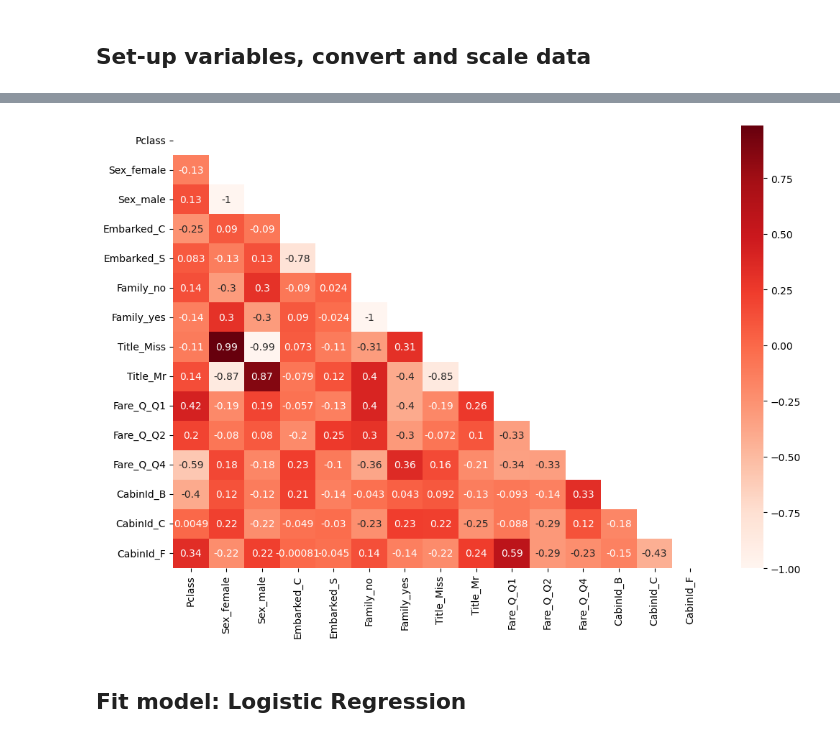
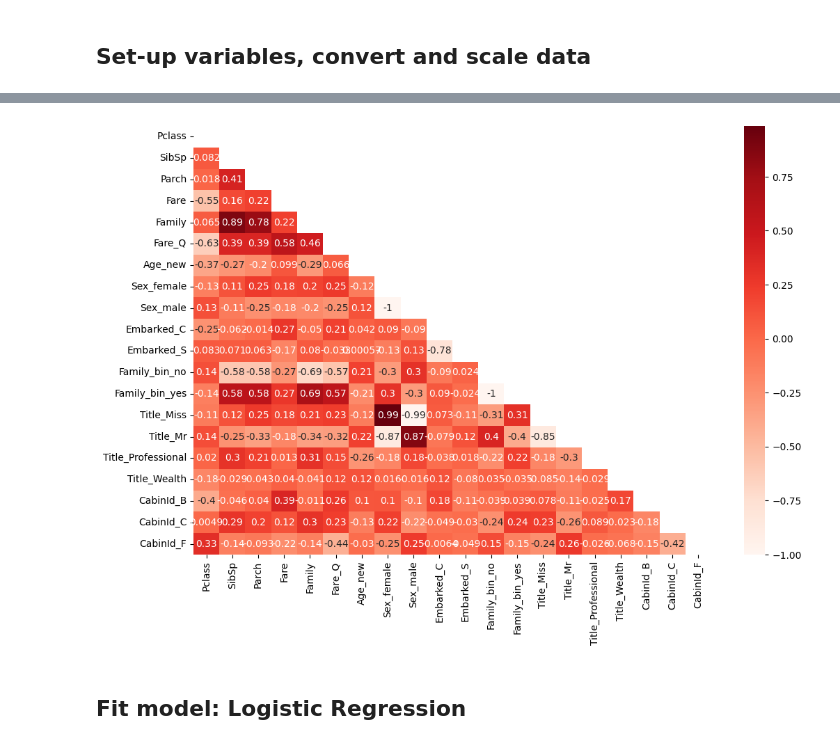
Before and after one commit to JRRobalo/The_Gigantic, a Jupyter notebook: titanic-reloaded.ipynb, the cells around one changed output, grey strips where cells are left out. Drawn from its saved outputs; the diff is of its cells as text; code cells hidden in the pictures.

```diff
--- a/titanic-reloaded.ipynb
+++ b/titanic-reloaded.ipynb
@@ -250,7 +269,7 @@ df_test['Title'] = df_test['Title'].map(titledict)
 # CALCULATE MEDIAN OF FARE FOR RELEVANT PASSENGER FEATURES AND ASSIGN IT
 df_test[df_test['Fare'].isna() == True]
 # 3rd PCLASS, MALE, NO FAMILY, SOUTHAMPTON
-med_fare = df_test[(df_test['Pclass'] == 3) & (df_test['Sex'] == 'male') & (df_test['Family'] == 'no') & (df_test['Embarked'] == 'S')]['Fare'].median()
+med_fare = df_test[(df_test['Pclass'] == 3) & (df_test['Sex'] == 'male') & (df_test['Family_bin'] == 'no') & (df_test['Embarked'] == 'S')]['Fare'].median()
 df_test['Fare'] = df_test['Fare'].fillna(med_fare)
 # %% [markdown]
 ## Binning FARE into Quartiles ##
@@ -431,10 +449,10 @@ Name: Age, dtype: float64
 # CREATE FUNCTION TO READ FEATURES WITH HIGHEST CORRELATION WITH AGE,
 # FOR EACH AGE=NaN ENTRY, EXTRACT ALL AGE VALUES FOR SIMILAR FEATURES,
 # AND ASSIGN A RANDOMLY SAMPLED AGE VALUE
-def testf(pclass:int, family:str, sibsp:str, parch:str, cabinid:str, age:int):
+def sampler(pclass:int, family:str, sibsp:str, parch:str, cabinid:str, age:int):
     if pd.isnull(age) == True:
         df = df_train[df_train['Age'].isna() == False]
-        age_list = list(df[(df['Pclass'] == pclass) & (df['Family'] == family) & (df['SibSp'] == sibsp) & (df['Parch'] == parch) & (df['CabinId'] == cabinid)]['Age'])
+        age_list = list(df[(df['Pclass'] == pclass) & (df['Family_bin'] == family) & (df['SibSp'] == sibsp) & (df['Parch'] == parch) & (df['CabinId'] == cabinid)]['Age'])
         if len(age_list) != 0:
             return np.random.choice(age_list)
         else:
@@ -443,9 +461,9 @@ def testf(pclass:int, family:str, sibsp:str, parch:str, cabinid:str, age:int):
     else:
         return age
 # RUN FUNCTION OVER AGE
-df_train['Age_new'] = df_train.apply(lambda x: testf(x['Pclass'], x['Family'], x['SibSp'], x['Parch'], x['CabinId'], x['Age']), axis=1)
+df_train['Age_new'] = df_train.apply(lambda x: sampler(x['Pclass'], x['Family_bin'], x['SibSp'], x['Parch'], x['CabinId'], x['Age']), axis=1)
 # FOR TEST DATA, USING THE SAME FUNCTION AS FOR THE TRAIN DATA
-df_test['Age_new'] = df_test.apply(lambda x: testf(x['Pclass'], x['Family'], x['SibSp'], x['Parch'], x['CabinId'], x['Age']), axis=1)
+df_test['Age_new'] = df_test.apply(lambda x: sampler(x['Pclass'], x['Family_bin'], x['SibSp'], x['Parch'], x['CabinId'], x['Age']), axis=1)
 # CALCULATE QUARTILE VALUES
 Q1 = df_train['Age_new'].quantile(0.25)
 Q2 = df_train['Age_new'].quantile(0.50)
@@ -575,22 +586,41 @@ memory usage: 125.3+ KB
+# %%
+# MAPPING OF QUARTILES TO NUMBERS
+def q_to_num(quart):
+    if quart == 'Q1':
+        return 0.25
+    elif quart == 'Q2':
+        return 0.50
+    elif quart == 'Q3':
+        return 0.75
+    else:
+        return 1.0
+
+# MAPPING AGE_Q
+df_train['Age_Q'] = df_train['Age_Q'].apply(q_to_num)
+df_test['Age_Q'] = df_test['Age_Q'].apply(q_to_num)
+# MAPPING FARE_Q
+df_train['Fare_Q'] = df_train['Fare_Q'].apply(q_to_num)
+df_test['Fare_Q'] = df_test['Fare_Q'].apply(q_to_num)
 # %%
 # DEFINE PREDICTOR AND OUTCOME VARIABLES, DROP USELESS FIELDS
-X = df_train.drop(['Survived', 'PassengerId', 'Name', 'Age', 'Ticket', 'Fare', 'Cabin', 'Age_new'], axis=1)
+X = df_train.drop(['Survived', 'PassengerId', 'Name', 'Age', 'Ticket', 'Cabin'], axis=1)
 y = df_train['Survived']
-X_test = df_test.drop(['PassengerId', 'Name', 'Age', 'Ticket', 'Fare', 'Cabin', 'Age_new'], axis=1)
+X_test = df_test.drop(['PassengerId', 'Name', 'Age', 'Ticket', 'Cabin'], axis=1)
 
 # CONVERT CATEGORICAL DATA FOR LOGISTIC REGRESSION CLASSIFIER WITH ONE-HOT ENCODING
-Xncd = pd.get_dummies(X, drop_first=False)
-Xncd_test = pd.get_dummies(X_test, drop_first=False)
-# SELECT TOP 15 FEATURES BASED ON ANOVA F-TEST
-feat_index = SelectKBest(k=15).fit(Xncd,y).get_support(indices=True)
+Xncd = pd.get_dummies(X)#, drop_first=False)
+Xncd_test = pd.get_dummies(X_test)#, drop_first=False)
+
+# SELECT TOP 20 FEATURES BASED ON CHI^2 TEST
+feat_index = SelectKBest(chi2, k=20).fit(Xncd,y).get_support(indices=True)
 Xncd = Xncd.iloc[:,feat_index]
 Xncd_test = Xncd_test.iloc[:,feat_index]
 # PLOT PEARSON CORRELATION BETWEEN FEATURES
 corr = Xncd.corr()
 uppertri = np.triu(corr)
 fig = plt.figure(figsize=(12,8))
 ax1=sns.heatmap(corr, annot=True, cmap='Reds', mask=uppertri)
 fig.show()
 # %% [output]
-[figure, old version]
+[figure, new version]
 # %%
```
Also changed, not shown: parts of 45 cells of this notebook.
